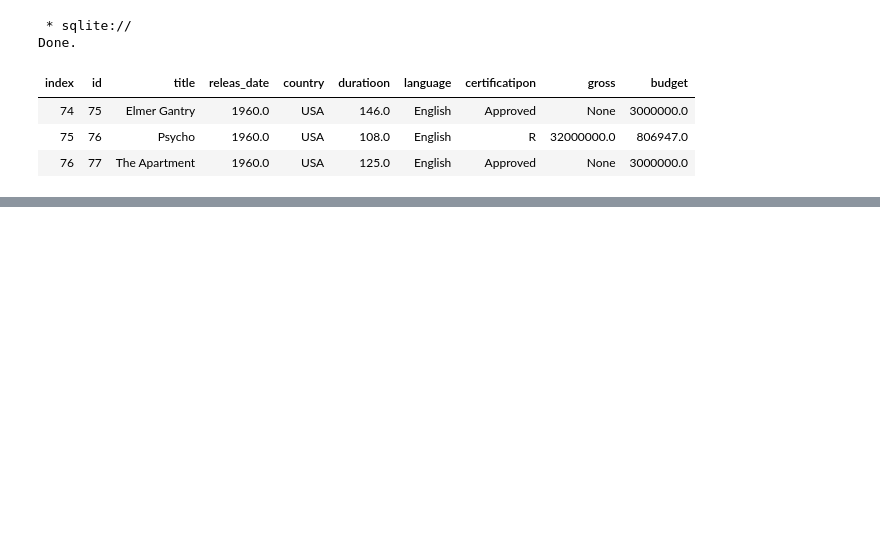
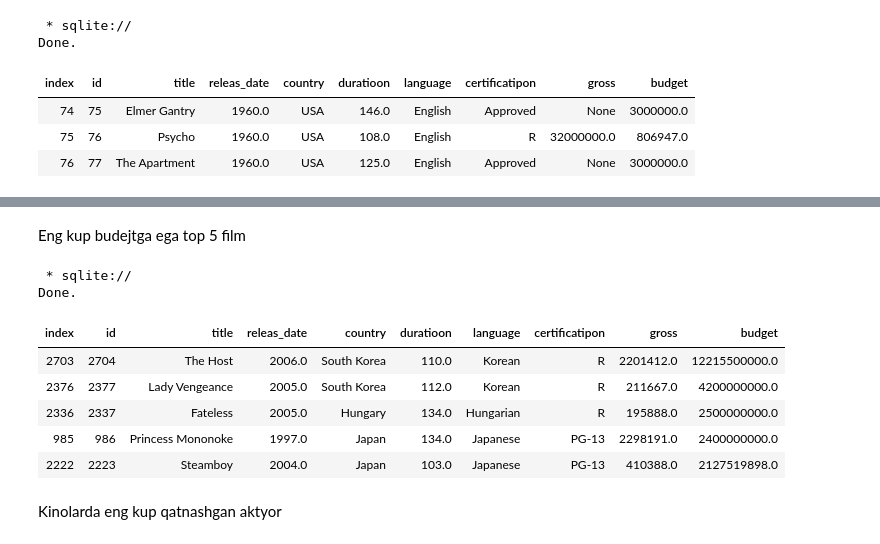
Before and after one commit to UznetDev/Data-science-home-work, a Jupyter notebook: 16_Avg_2024_home_work.ipynb, the cells around one changed output, grey strips where cells are left out. Drawn from its saved outputs; the diff is of its cells as text; code cells hidden in the pictures; blank space fills up the shorter version.

```diff
--- a/16_Avg_2024_home_work.ipynb
+++ b/16_Avg_2024_home_work.ipynb
@@ -233,0 +290,18 @@ Done.
+# %% [markdown]
+Eng kup budejtga ega top 5 film
+# %%
+%%sql SELECT *
+FROM films
+ORDER BY budget DESC
+LIMIT 5;
+# %% [output]
+ * sqlite://
+Done.
+| index | id | title | releas_date | country | duratioon | language | certificatipon | gross | budget |
+| 2703 | 2704 | The Host | 2006.0 | South Korea | 110.0 | Korean | R | 2201412.0 | 12215500000.0 |
+| 2376 | 2377 | Lady Vengeance | 2005.0 | South Korea | 112.0 | Korean | R | 211667.0 | 4200000000.0 |
+| 2336 | 2337 | Fateless | 2005.0 | Hungary | 134.0 | Hungarian | R | 195888.0 | 2500000000.0 |
+| 985 | 986 | Princess Mononoke | 1997.0 | Japan | 134.0 | Japanese | PG-13 | 2298191.0 | 2400000000.0 |
+| 2222 | 2223 | Steamboy | 2004.0 | Japan | 103.0 | Japanese | PG-13 | 410388.0 | 2127519898.0 |
+# %% [markdown]
+Kinolarda eng kup qatnashgan aktyor
```
Also changed, not shown: parts of 31 cells of this notebook.
